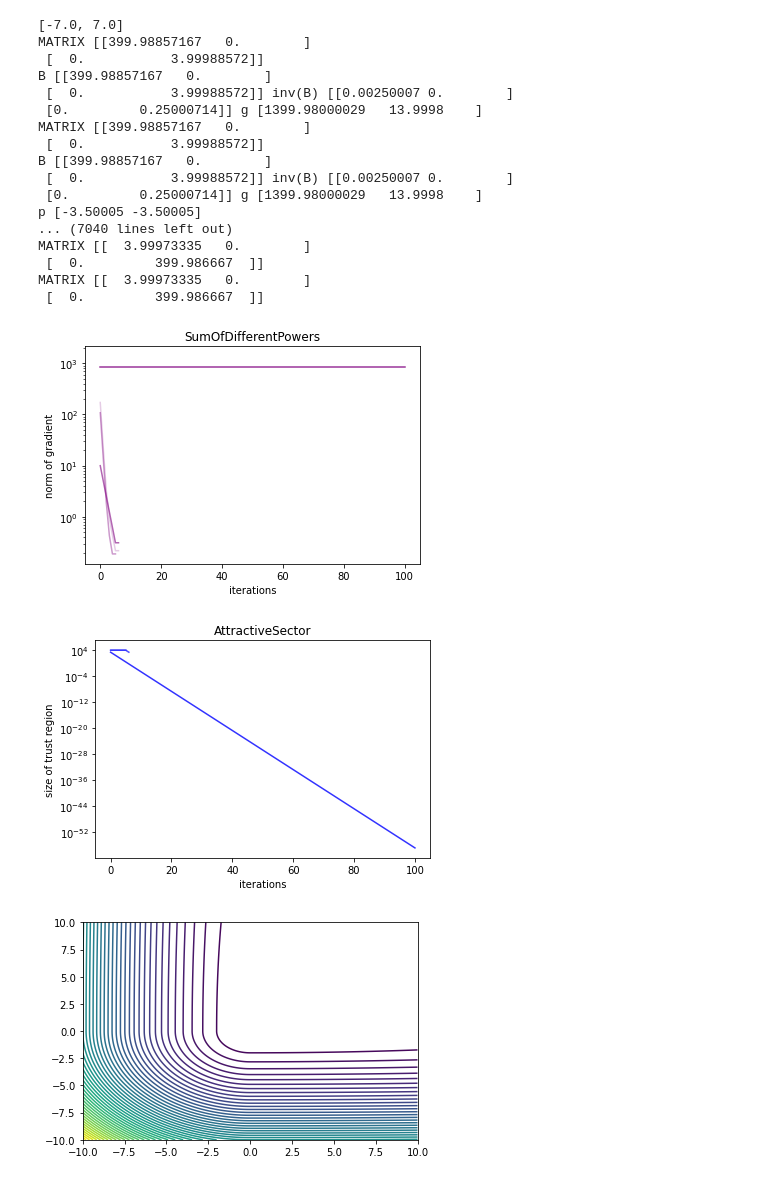
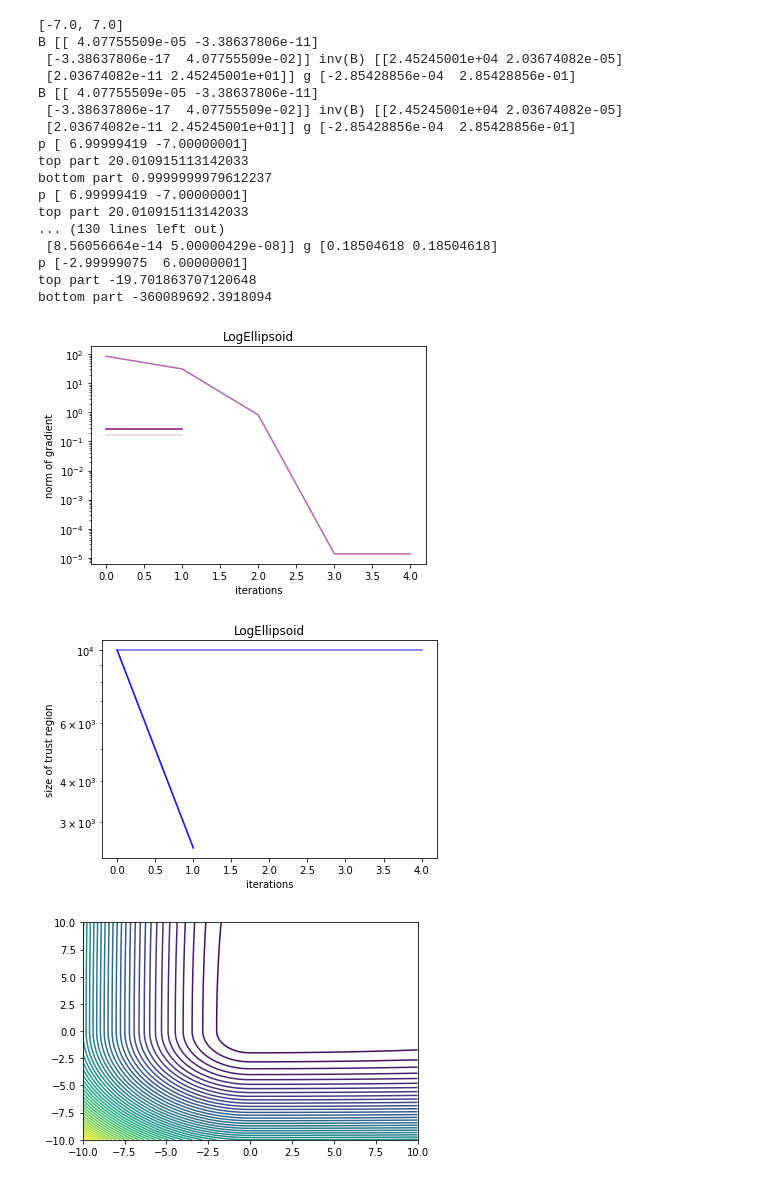
Before and after one commit to Snailed/no-2022-code, a Jupyter notebook: no-assignment-4.ipynb, the cells around one changed output. Cells and saved outputs as stored; diff of their text form; code cells hidden in the pictures.

```diff
--- a/no-assignment-4.ipynb
+++ b/no-assignment-4.ipynb
@@ -101,43 +99,43 @@ def plot(F, delta_init):
         lines_xs.append(xs)
     return lines_delta, lines_xs
 # %%
-lines_delta, lines_xs = plot(SumOfDifferentPowers, 10000.0)
+lines_delta, lines_xs = plot(LogEllipsoid, 10000.0)
 # %% [output]
 [-7.0, 7.0]
-MATRIX [[399.98857167   0.        ]
- [  0.           3.99988572]]
-B [[399.98857167   0.        ]
- [  0.           3.99988572]] inv(B) [[0.00250007 0.        ]
- [0.         0.25000714]] g [1399.98000029   13.9998    ]
-MATRIX [[399.98857167   0.        ]
- [  0.           3.99988572]]
-B [[399.98857167   0.        ]
- [  0.           3.99988572]] inv(B) [[0.00250007 0.        ]
- [0.         0.25000714]] g [1399.98000029   13.9998    ]
-p [-3.50005 -3.50005]
-... (7040 lines left out)
-MATRIX [[  3.99973335   0.        ]
- [  0.         399.986667  ]]
-MATRIX [[  3.99973335   0.        ]
- [  0.         399.986667  ]]
+B [[ 4.07755509e-05 -3.38637806e-11]
+ [-3.38637806e-17  4.07755509e-02]] inv(B) [[2.45245001e+04 2.03674082e-05]
+ [2.03674082e-11 2.45245001e+01]] g [-2.85428856e-04  2.85428856e-01]
+B [[ 4.07755509e-05 -3.38637806e-11]
+ [-3.38637806e-17  4.07755509e-02]] inv(B) [[2.45245001e+04 2.03674082e-05]
+ [2.03674082e-11 2.45245001e+01]] g [-2.85428856e-04  2.85428856e-01]
+p [ 6.99999419 -7.00000001]
+top part 20.010915113142033
+bottom part 0.9999999979612237
+p [ 6.99999419 -7.00000001]
+top part 20.010915113142033
+... (130 lines left out)
+ [8.56056664e-14 5.00000429e-08]] g [0.18504618 0.18504618]
+p [-2.99999075  6.00000001]
+top part -19.701863707120648
+bottom part -360089692.3918094
 # %%
 plt.yscale('log')
 plt.xlabel('iterations')
 plt.ylabel('norm of gradient')
-plt.title('SumOfDifferentPowers')
+plt.title('LogEllipsoid')
 for i, line in enumerate(lines_xs):
-    plt.plot([np.linalg.norm(SumOfDifferentPowers.gradient(x)) for x in line], color='purple', alpha=i/len(lines_xs))
+    plt.plot([np.linalg.norm(LogEllipsoid.gradient(x)) for x in line], color='purple', alpha=i/len(lines_xs))
 # %% [output]
-[figure, old version]
+[figure, new version]
 # %%
 plt.yscale('log')
 plt.xlabel('iterations')
 plt.ylabel('size of trust region')
-plt.title('AttractiveSector')
+plt.title('LogEllipsoid')
 for i, line in enumerate(lines_delta):
     plt.plot(line, color='blue', alpha=i/len(lines_xs))
 # %% [output]
-[figure, old version]
+[figure, new version]
 # %%
 plot_contour_from_function(TrustRegion.minimize, Ellipsoid, lambda_init=10000, delta_init=0.001, start_point=[8,8])
 # %%
```
Also changed, not shown: parts of 1 cell of this notebook, 5 other files.
